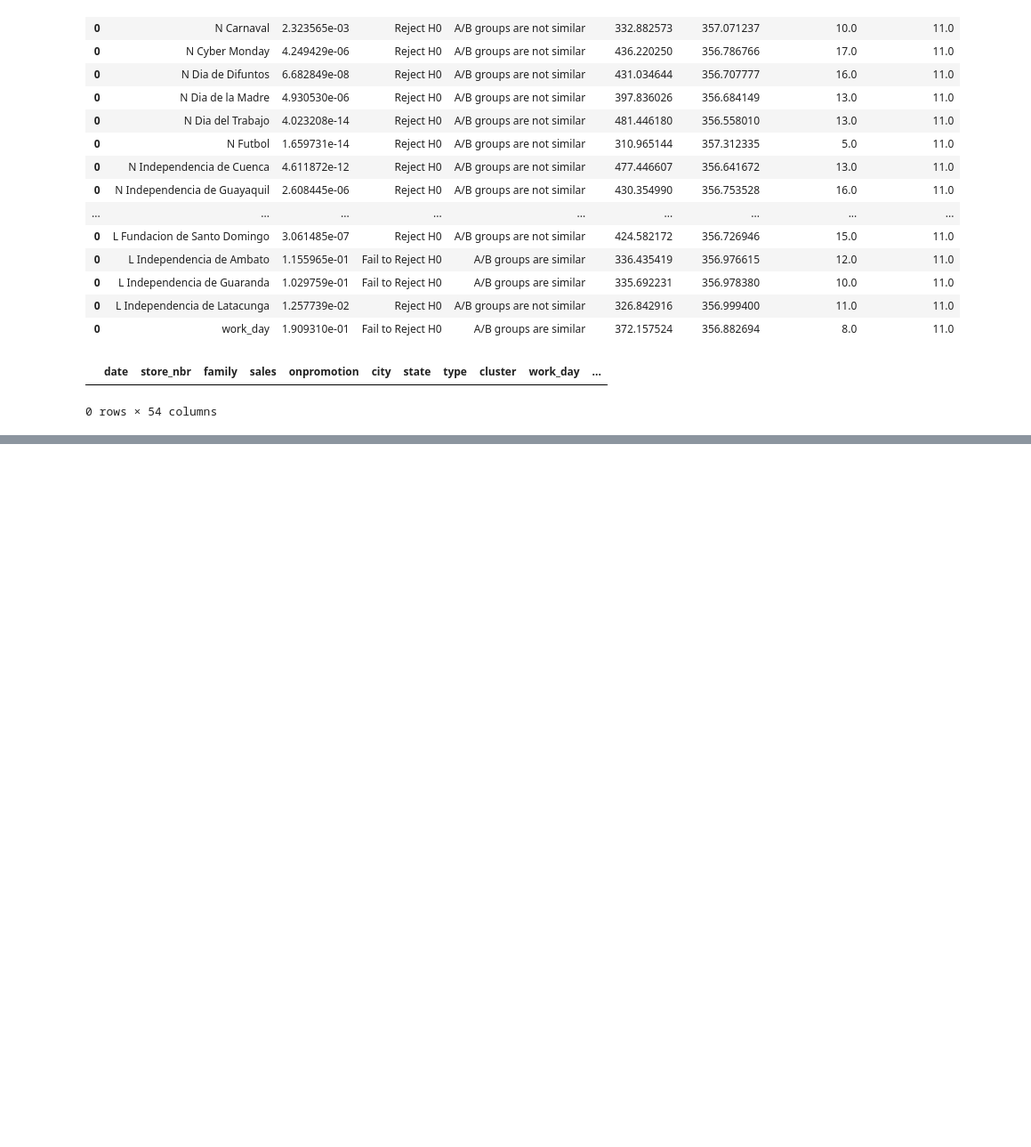
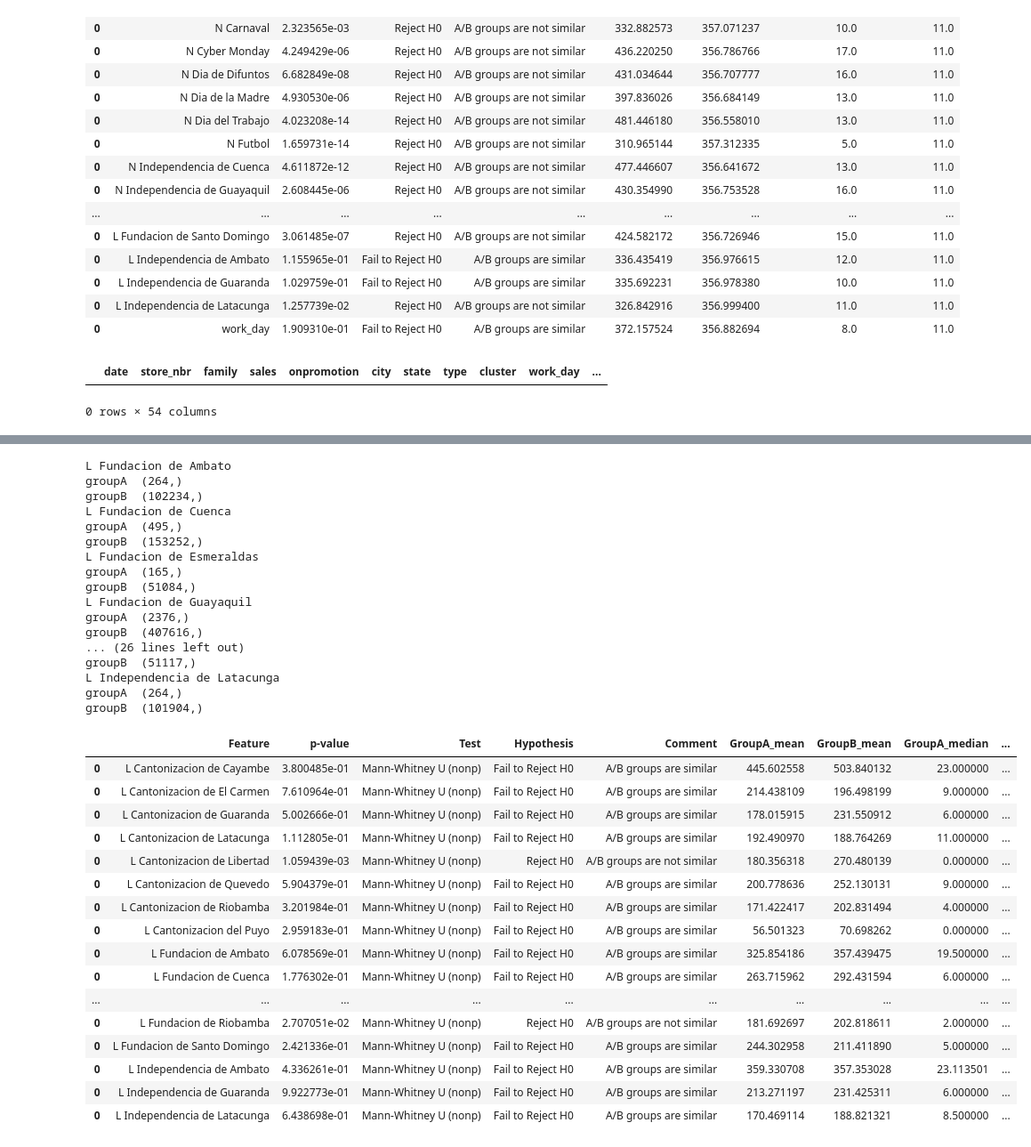
Before and after one commit to IvkovicDanica/Store-sales-time-series, a Jupyter notebook: holidays.ipynb, the cells around one changed output, grey strips where cells are left out. Shown: that part at 89% size. Cells and saved outputs as stored; diff of their text form; code cells hidden in the pictures; blank space fills up the shorter version.

Commit message:
ab test for local holidays

```diff
--- a/holidays.ipynb
+++ b/holidays.ipynb
@@ -131,0 +165,25 @@ len(train[train['N Black Friday']==1]['sales'])
+# %%
+local_holidays['name']=local_holidays['local_holidays'].copy()
+local_holidays.drop(columns=['local_holidays'])
+local_holidays['local_holidays']=1
+
+regional_holidays.drop(columns=['regional_holidays'])
+regional_holidays['regional_holidays']=1
+
+national_holidays.drop(columns=['national_holidays'])
+national_holidays['national_holidays']=1
+# %%
+df2=df2.merge(local_holidays, how='left', on=['date', 'city'])
+df2['local_holidays']=df2['local_holidays'].fillna(0)
+
+df2=df2.merge(regional_holidays, how='left', on=['date', 'state'])
+df2['regional_holidays']=df2['regional_holidays'].fillna(0)
+
+df2=df2.merge(national_holidays, how='left', on=['date'])
+df2['national_holidays']=df2['national_holidays'].fillna(0)
+
+df2['national_holidays'] = df2['national_holidays'].astype(int)
+df2['regional_holidays'] = df2['regional_holidays'].astype(int)
+df2['local_holidays'] = df2['local_holidays'].astype(int)
+
+df2.head()
@@ -131,0 +200,3 @@ len(train[train['N Black Friday']==1]['sales'])
+# %%
+train2=df2[df2['date']<'2017-08-16']
+test2=df2[df2['date']>= '2017-08-16']
@@ -131,0 +269,7 @@ len(train[train['N Black Friday']==1]['sales'])
+# %%
+cols =train2.columns[train2.columns.str.startswith("L ")].tolist()
+ab_loc = []
+for i in cols:
+    ab_loc.append(AB_test_local_holidays(dataframe=train2, group = i, target = "sales"))
+ab_loc = pd.concat(ab_loc)
+ab_loc
@@ -131,0 +359,8 @@ len(train[train['N Black Friday']==1]['sales'])
+# %%
+cols =train2.columns[train2.columns.str.startswith("L ")].tolist()
+ab_loc2 = []
+for i in cols:
+    ab_loc2.append(AB_test_local_holidays_mw(dataframe=train2, group = i, target = "sales"))
+ab_loc2 = pd.concat(ab_loc2)
+ab_loc2
+# %% [output]
@@ -131,0 +384,34 @@ len(train[train['N Black Friday']==1]['sales'])
+L Fundacion de Ambato
+groupA  (264,)
+groupB  (102234,)
+L Fundacion de Cuenca
+groupA  (495,)
+groupB  (153252,)
+L Fundacion de Esmeraldas
+groupA  (165,)
+groupB  (51084,)
+L Fundacion de Guayaquil
+groupA  (2376,)
+groupB  (407616,)
+... (26 lines left out)
+groupB  (51117,)
+L Independencia de Latacunga
+groupA  (264,)
+groupB  (101904,)
+|  | Feature | p-value | Test | Hypothesis | Comment | GroupA_mean | GroupB_mean | GroupA_median | ... |
+| 0 | L Cantonizacion de Cayambe | 3.800485e-01 | Mann-Whitney U (nonp) | Fail to Reject H0 | A/B groups are similar | 445.602558 | 503.840132 | 23.000000 | ... |
+| 0 | L Cantonizacion de El Carmen | 7.610964e-01 | Mann-Whitney U (nonp) | Fail to Reject H0 | A/B groups are similar | 214.438109 | 196.498199 | 9.000000 | ... |
+| 0 | L Cantonizacion de Guaranda | 5.002666e-01 | Mann-Whitney U (nonp) | Fail to Reject H0 | A/B groups are similar | 178.015915 | 231.550912 | 6.000000 | ... |
+| 0 | L Cantonizacion de Latacunga | 1.112805e-01 | Mann-Whitney U (nonp) | Fail to Reject H0 | A/B groups are similar | 192.490970 | 188.764269 | 11.000000 | ... |
+| 0 | L Cantonizacion de Libertad | 1.059439e-03 | Mann-Whitney U (nonp) | Reject H0 | A/B groups are not similar | 180.356318 | 270.480139 | 0.000000 | ... |
+| 0 | L Cantonizacion de Quevedo | 5.904379e-01 | Mann-Whitney U (nonp) | Fail to Reject H0 | A/B groups are similar | 200.778636 | 252.130131 | 9.000000 | ... |
+| 0 | L Cantonizacion de Riobamba | 3.201984e-01 | Mann-Whitney U (nonp) | Fail to Reject H0 | A/B groups are similar | 171.422417 | 202.831494 | 4.000000 | ... |
+| 0 | L Cantonizacion del Puyo | 2.959183e-01 | Mann-Whitney U (nonp) | Fail to Reject H0 | A/B groups are similar | 56.501323 | 70.698262 | 0.000000 | ... |
+| 0 | L Fundacion de Ambato | 6.078569e-01 | Mann-Whitney U (nonp) | Fail to Reject H0 | A/B groups are similar | 325.854186 | 357.439475 | 19.500000 | ... |
+| 0 | L Fundacion de Cuenca | 1.776302e-01 | Mann-Whitney U (nonp) | Fail to Reject H0 | A/B groups are similar | 263.715962 | 292.431594 | 6.000000 | ... |
+| ... | ... | ... | ... | ... | ... | ... | ... | ... | ... |
+| 0 | L Fundacion de Riobamba | 2.707051e-02 | Mann-Whitney U (nonp) | Reject H0 | A/B groups are not similar | 181.692697 | 202.818611 | 2.000000 | ... |
+| 0 | L Fundacion de Santo Domingo | 2.421336e-01 | Mann-Whitney U (nonp) | Fail to Reject H0 | A/B groups are similar | 244.302958 | 211.411890 | 5.000000 | ... |
+| 0 | L Independencia de Ambato | 4.336261e-01 | Mann-Whitney U (nonp) | Fail to Reject H0 | A/B groups are similar | 359.330708 | 357.353028 | 23.113501 | ... |
+| 0 | L Independencia de Guaranda | 9.922773e-01 | Mann-Whitney U (nonp) | Fail to Reject H0 | A/B groups are similar | 213.271197 | 231.425311 | 6.000000 | ... |
+| 0 | L Independencia de Latacunga | 6.438698e-01 | Mann-Whitney U (nonp) | Fail to Reject H0 | A/B groups are similar | 170.469114 | 188.821321 | 8.500000 | ... |
```
Also changed, not shown: parts of 16 cells of this notebook.
